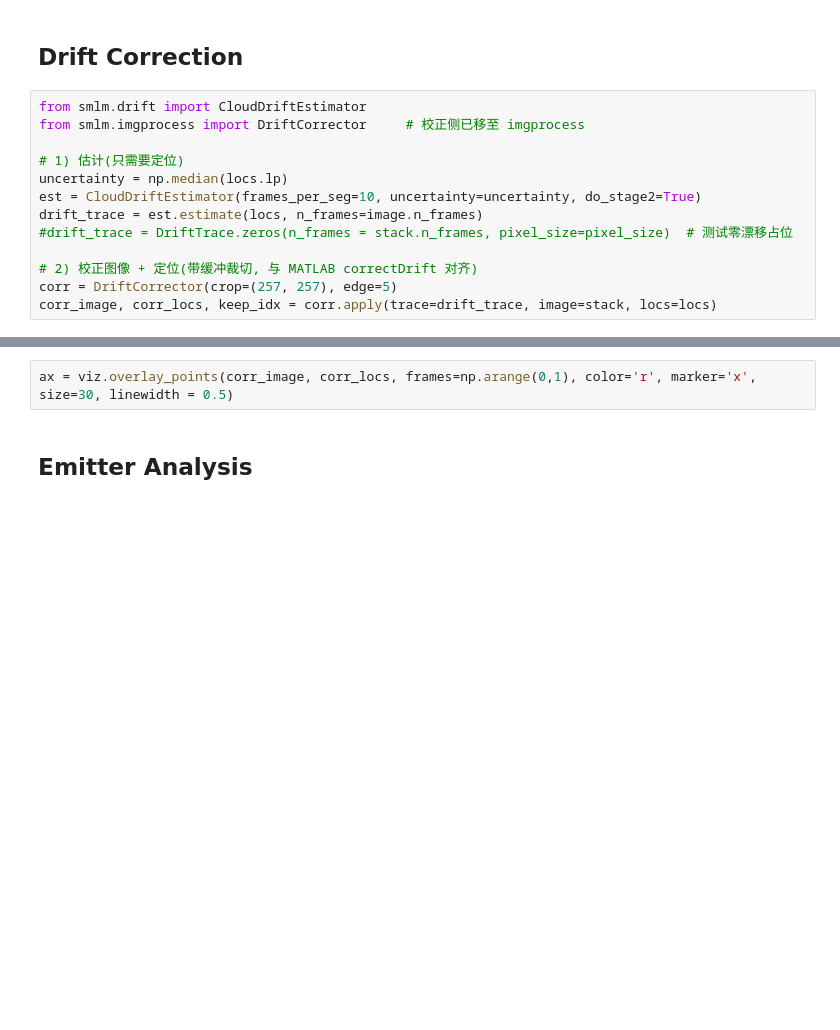
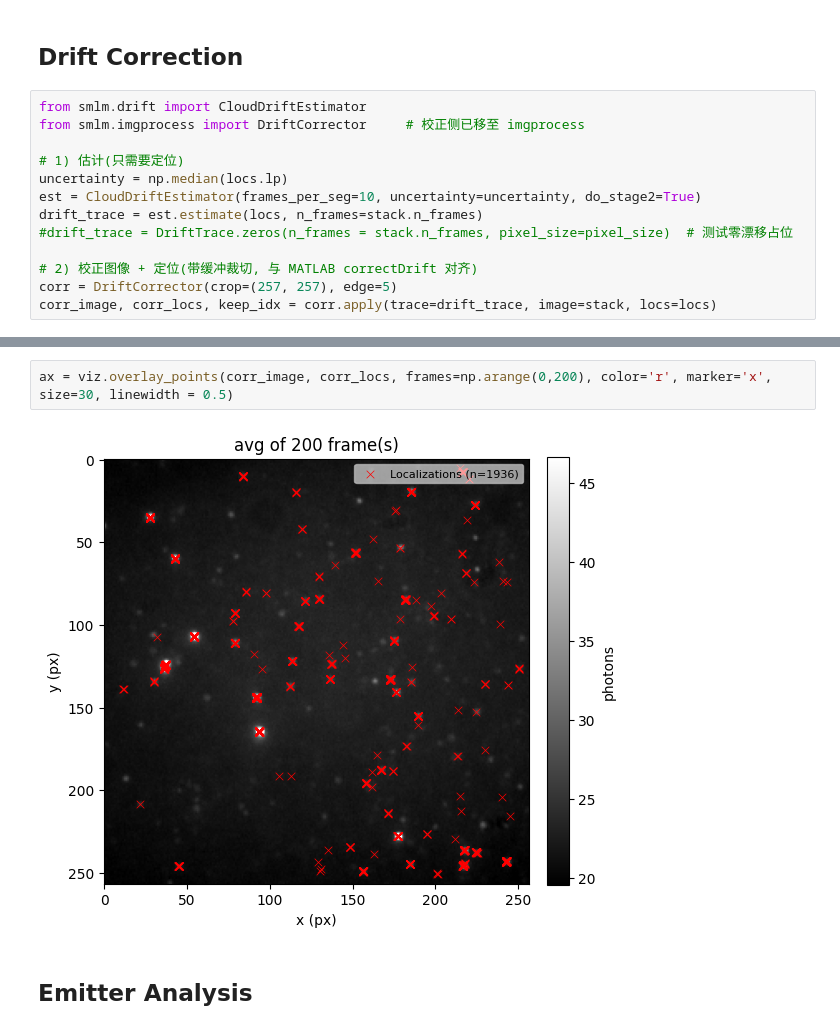
Before and after one commit to Jerry-LXH/SMLIE, a Jupyter notebook: Projects/Smile_Codes/Py_Smile/test_proess.ipynb, the cells around one changed output, grey strips where cells are left out. Saved outputs shown, nothing was run; the diff lists cells and outputs as text; blank space fills up the shorter version.

```diff
--- a/Projects/Smile_Codes/Py_Smile/test_proess.ipynb
+++ b/Projects/Smile_Codes/Py_Smile/test_proess.ipynb
@@ -79,7 +131,7 @@ from smlm.imgprocess import DriftCorrector     # 校正侧已移至 imgprocess
 # 1) 估计(只需要定位)
 uncertainty = np.median(locs.lp)
 est = CloudDriftEstimator(frames_per_seg=10, uncertainty=uncertainty, do_stage2=True)
-drift_trace = est.estimate(locs, n_frames=image.n_frames)
+drift_trace = est.estimate(locs, n_frames=stack.n_frames)
 #drift_trace = DriftTrace.zeros(n_frames = stack.n_frames, pixel_size=pixel_size)  # 测试零漂移占位
 
 # 2) 校正图像 + 定位(带缓冲裁切, 与 MATLAB correctDrift 对齐)
@@ -91,5 +163,7 @@ fig, ax = plot_drift(drift_trace, ex_time=raw.exposure_time,unit='nm',pixel_size
 # %%
-ax = viz.overlay_points(corr_image, corr_locs, frames=np.arange(0,1), color='r', marker='x', size=30, linewidth = 0.5)
+ax = viz.overlay_points(corr_image, corr_locs, frames=np.arange(0,200), color='r', marker='x', size=30, linewidth = 0.5)
+# %% [output]
+[figure, added]
 # %% [markdown]
 ## Emitter Analysis
 # %%
```
Also changed, not shown: parts of 15 cells of this notebook, 6 other files.
